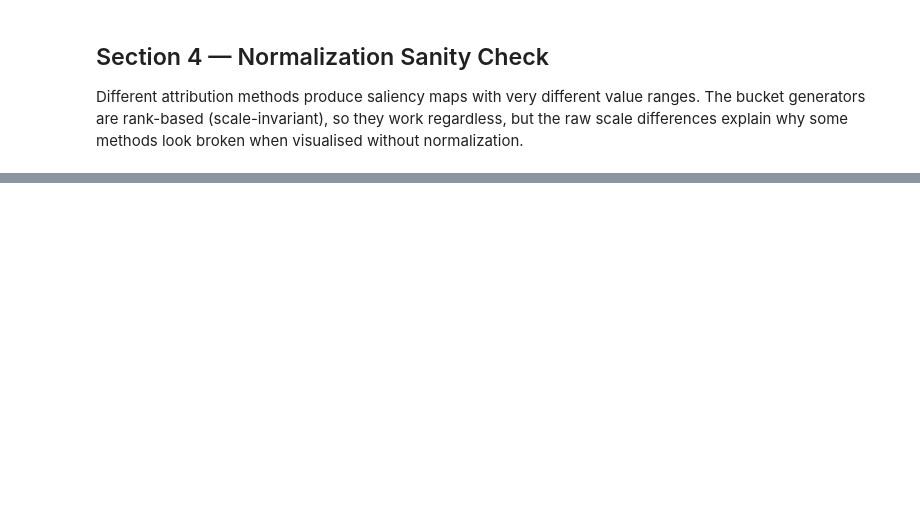
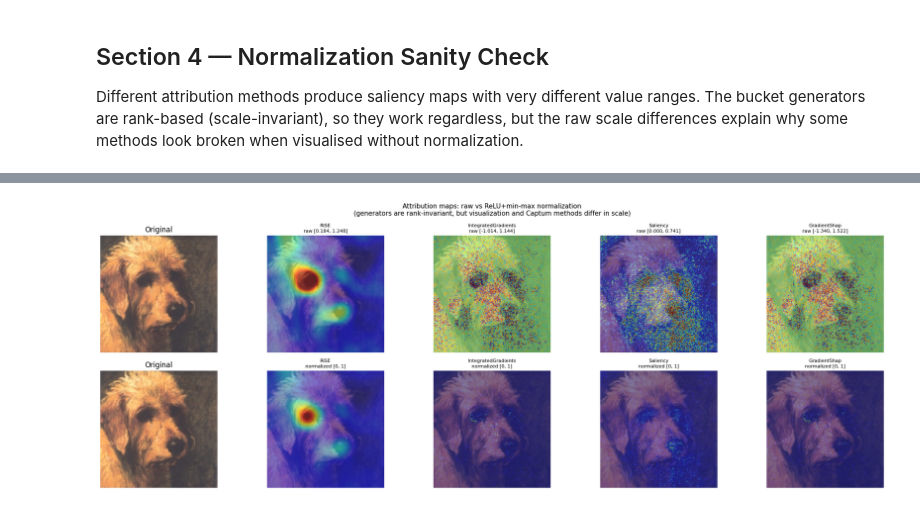
Before and after one commit to kapitan05/causal_calibration, a Jupyter notebook: notebooks/03_calibration_test.ipynb, the cells around one changed output, grey strips where cells are left out. Cells and saved outputs as stored; diff of their text form; code cells hidden in the pictures; blank space fills up the shorter version.

```diff
--- a/notebooks/03_calibration_test.ipynb
+++ b/notebooks/03_calibration_test.ipynb
@@ -360,7 +456,7 @@ method_labels = {"rise": "RISE", "ig": "IntegratedGradients",
 
 saliency_maps = {}
 for method in tqdm(methods, desc="Running attributions"):
-    sal = pipeline.generate_map(single_tensor, target_class, method).numpy()
+    sal = pipeline.generate_map(single_tensor.to(device), target_class, method).cpu().numpy()
     saliency_maps[method] = sal
 
 print(f"\n{'Method':<22} {'Raw min':>10} {'Raw max':>10} {'Norm min':>10} {'Norm max':>10}")
@@ -373,5 +478,5 @@ print("\nNote: BucketDeletionGenerator uses argsort → rank-invariant, scale do
 # %%
-img_display = denormalize(single_tensor)
+img_display = denormalize(single_tensor.detach())
 n_methods   = len(methods)
 
 fig, axes = plt.subplots(2, n_methods + 1, figsize=(4 * (n_methods + 1), 7))
@@ -383,30 +488,32 @@ for row in range(2):
 
 for col, method in enumerate(methods, start=1):
     sal_raw  = saliency_maps[method]
     sal_norm = normalize_saliency(sal_raw)
 
     # Top row: raw (clipped for display, but shows real scale in title)
     sal_disp = np.clip(sal_raw, np.percentile(sal_raw, 2), np.percentile(sal_raw, 98))
     sal_disp = (sal_disp - sal_disp.min()) / (sal_disp.max() - sal_disp.min() + 1e-8)
     axes[0, col].imshow(img_display)
     axes[0, col].imshow(sal_disp, cmap="jet", alpha=0.5)
     axes[0, col].axis("off")
     axes[0, col].set_title(
         f"{method_labels[method]}\nraw [{sal_raw.min():.3f}, {sal_raw.max():.3f}]",
         fontsize=8
     )
 
     # Bottom row: normalized [0, 1]
     axes[1, col].imshow(img_display)
     axes[1, col].imshow(sal_norm, cmap="jet", alpha=0.5)
     axes[1, col].axis("off")
     axes[1, col].set_title(f"{method_labels[method]}\nnormalized [0, 1]", fontsize=8)
 
 axes[0, 0].set_ylabel("Raw (clipped display)", fontsize=9)
 axes[1, 0].set_ylabel("Normalized [0, 1]", fontsize=9)
 plt.suptitle(
     "Attribution maps: raw vs ReLU+min-max normalization\n"
     "(generators are rank-invariant, but visualization and Captum methods differ in scale)",
     fontsize=11
 )
 plt.tight_layout(); plt.show()
+# %% [output]
+[figure, added]
```
Also changed, not shown: parts of 20 cells of this notebook, 1 other file.
